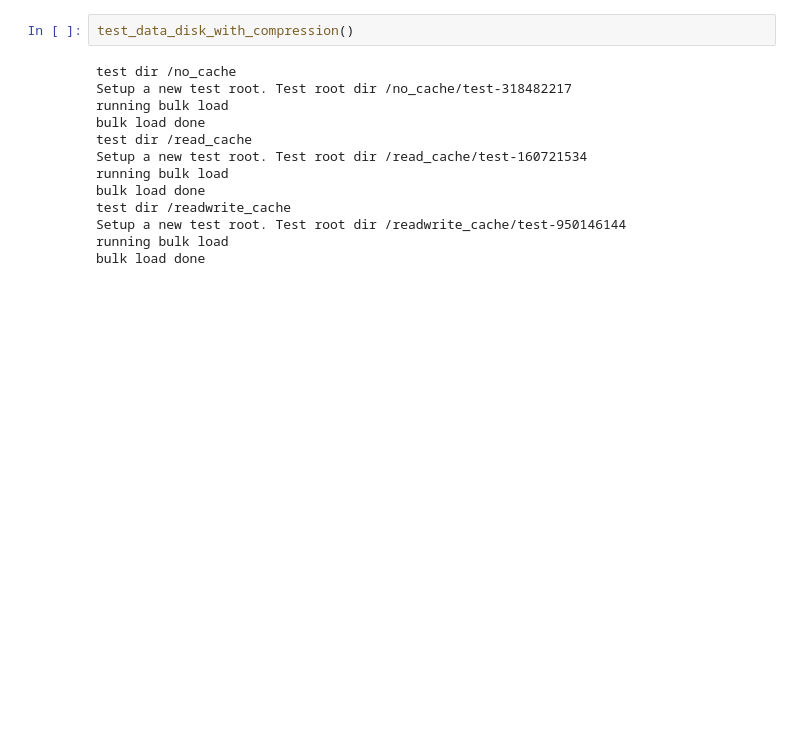
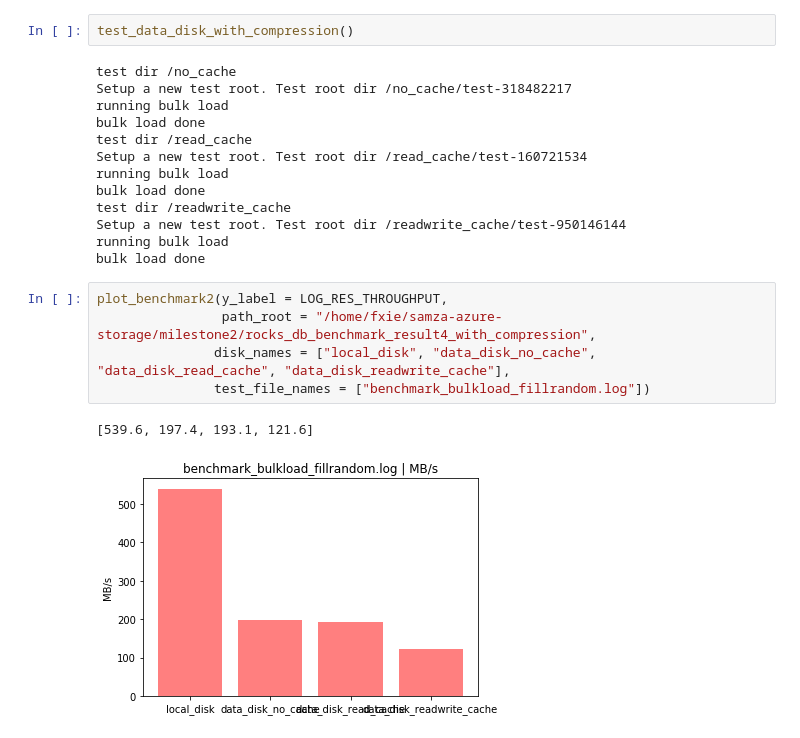
Before and after one commit to xiefan46/samza-azure-storage, a Jupyter notebook: milestone2/python/milestone2-tests.ipynb, the cells around one changed output. Saved outputs shown, nothing was run; the diff lists cells and outputs as text; blank space fills up the shorter version.

Commit message:
results

```diff
--- a/milestone2/python/milestone2-tests.ipynb
+++ b/milestone2/python/milestone2-tests.ipynb
@@ -715,3 +715,11 @@ test dir /readwrite_cache
 Setup a new test root. Test root dir /readwrite_cache/test-950146144
 running bulk load
 bulk load done
+# %%
+plot_benchmark2(y_label = LOG_RES_THROUGHPUT,
+                path_root = "/home/fxie/samza-azure-storage/milestone2/rocks_db_benchmark_result4_with_compression",
+               disk_names = ["local_disk", "data_disk_no_cache", "data_disk_read_cache", "data_disk_readwrite_cache"],
+               test_file_names = ["benchmark_bulkload_fillrandom.log"])
+# %% [output]
+[539.6, 197.4, 193.1, 121.6]
+[figure, added]
```
Also changed, not shown: parts of 2 cells of this notebook.
